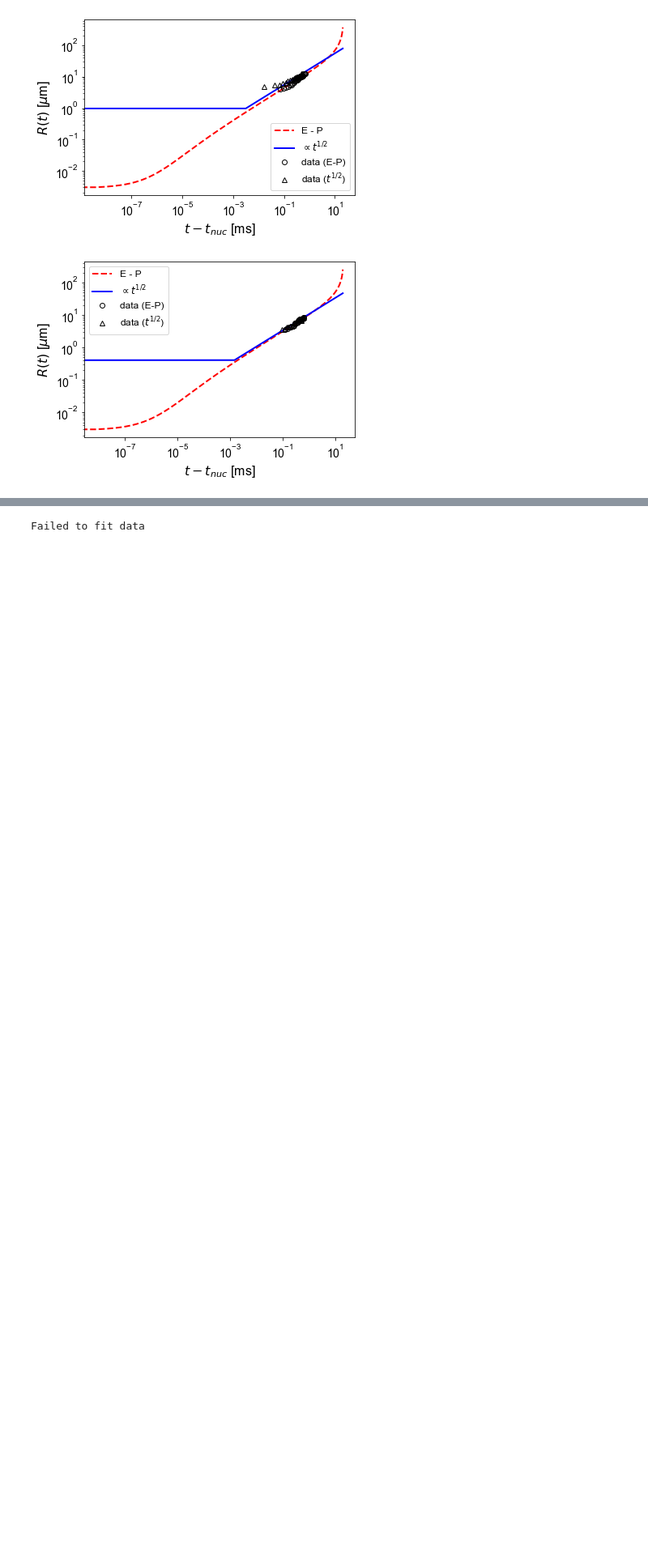
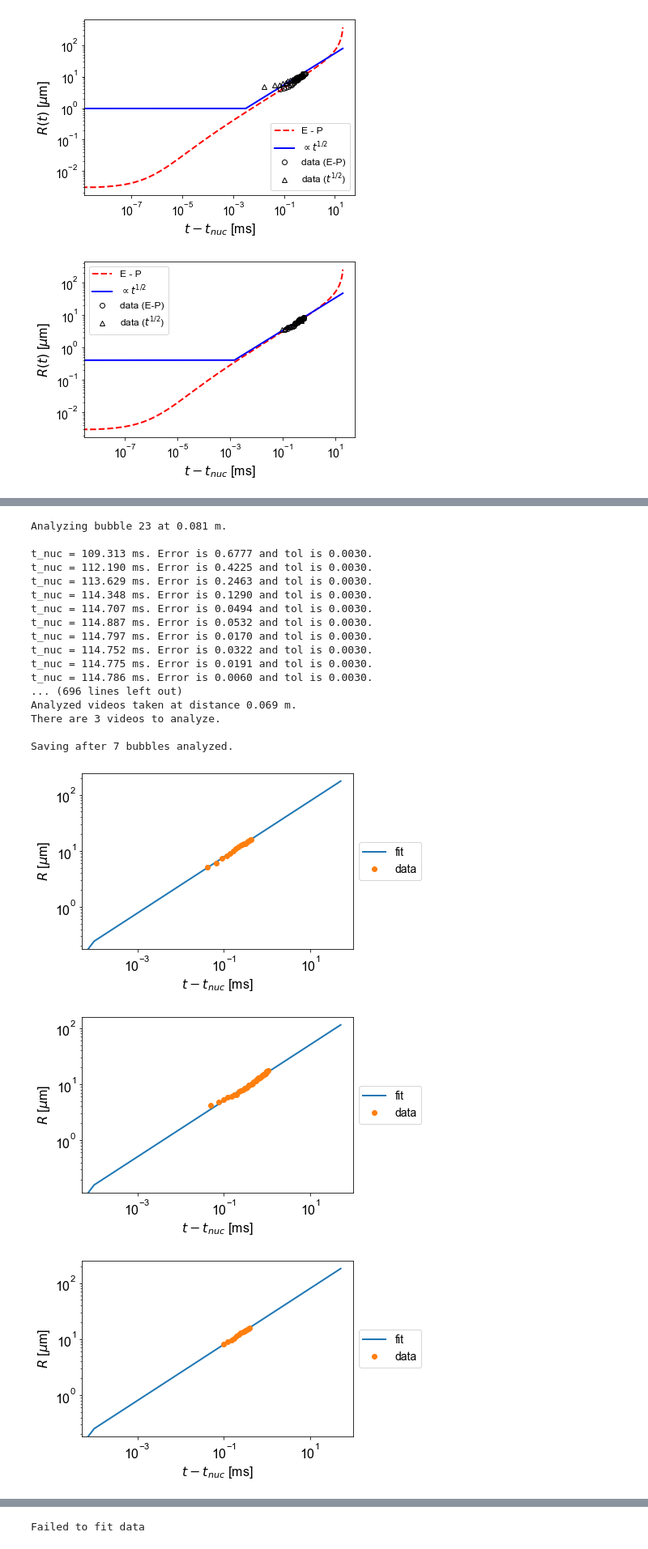
Before and after one commit to andylitalo/bubble-growth, a Jupyter notebook: ntbk/20211202_72bar_compare_t12_ep.ipynb, the cells around one changed output, grey strips where cells are left out. Shown at 81% size. Cells and saved outputs as stored; diff of their text form; code cells hidden in the pictures; blank space fills up the shorter version.

Commit message:
EP and sqrt fits converge well now

```diff
--- a/ntbk/20211202_72bar_compare_t12_ep.ipynb
+++ b/ntbk/20211202_72bar_compare_t12_ep.ipynb
@@ -208,0 +229,53 @@ for vid_num in data.keys():
+# %%
+data_dir = '../output'
+
+# fits Epstein - Plesset model
+save_path_sqrt = os.path.join(data_dir, 'debug_fit_fn_sqrt.pkl')
+# GROWTH MODEL PARAMETERS
+growth_fn = bubble.sqrt_growth
+dt = 1E-7 # [s]
+tf = 0.1 / 0.6 # [s] final time for growth model
+
+# FITTING PARAMETERS
+frac_lo = 0.9
+frac_hi = 1.0
+t_nuc_guess_fn = an.t_nuc_guess_frac
+t_nuc_guess_params = {'frac_lo' : frac_lo, 'frac_hi' : frac_hi}
+# guess for effective diffusivity constant [m^2/s]
+D_lo = 4E-8
+D_hi = 4E-7
+err_tol = 0.003
+err_fn = an.calc_abs_sgn_mse
+rms_tol = -0.02 # keep high--this is used to fit D, must allow for noise in data
+exp_ratio_tol = 0.01
+fit_fn_params = {'tf' : tf, 'dt' : dt}#{'maxfev' : 100000}
+save_freq = 1
+fit_fn = an.fit_growth_to_pts
+
+# fits effective diffusivity D and nucleation time t_nuc
+
+data_sqrt = an.fit_D_t_nuc_genl(data_filename, data_dir_list,
+                D_lo, D_hi, growth_fn, fit_fn_params,
+                exp_ratio_tol, t_nuc_guess_fn, t_nuc_guess_params,
+                save_path=save_path_sqrt)
+# %% [output]
+Analyzing bubble 23 at 0.081 m.
+
+t_nuc = 109.313 ms. Error is 0.6777 and tol is 0.0030.
+t_nuc = 112.190 ms. Error is 0.4225 and tol is 0.0030.
+t_nuc = 113.629 ms. Error is 0.2463 and tol is 0.0030.
+t_nuc = 114.348 ms. Error is 0.1290 and tol is 0.0030.
+t_nuc = 114.707 ms. Error is 0.0494 and tol is 0.0030.
+t_nuc = 114.887 ms. Error is 0.0532 and tol is 0.0030.
+t_nuc = 114.797 ms. Error is 0.0170 and tol is 0.0030.
+t_nuc = 114.752 ms. Error is 0.0322 and tol is 0.0030.
+t_nuc = 114.775 ms. Error is 0.0191 and tol is 0.0030.
+t_nuc = 114.786 ms. Error is 0.0060 and tol is 0.0030.
+... (696 lines left out)
+Analyzed videos taken at distance 0.069 m.
+There are 3 videos to analyze.
+
+Saving after 7 bubbles analyzed.
+[figure, added]
+[figure, added]
+[figure, added]
```
Also changed, not shown: parts of 20 cells of this notebook, 2 other files.
